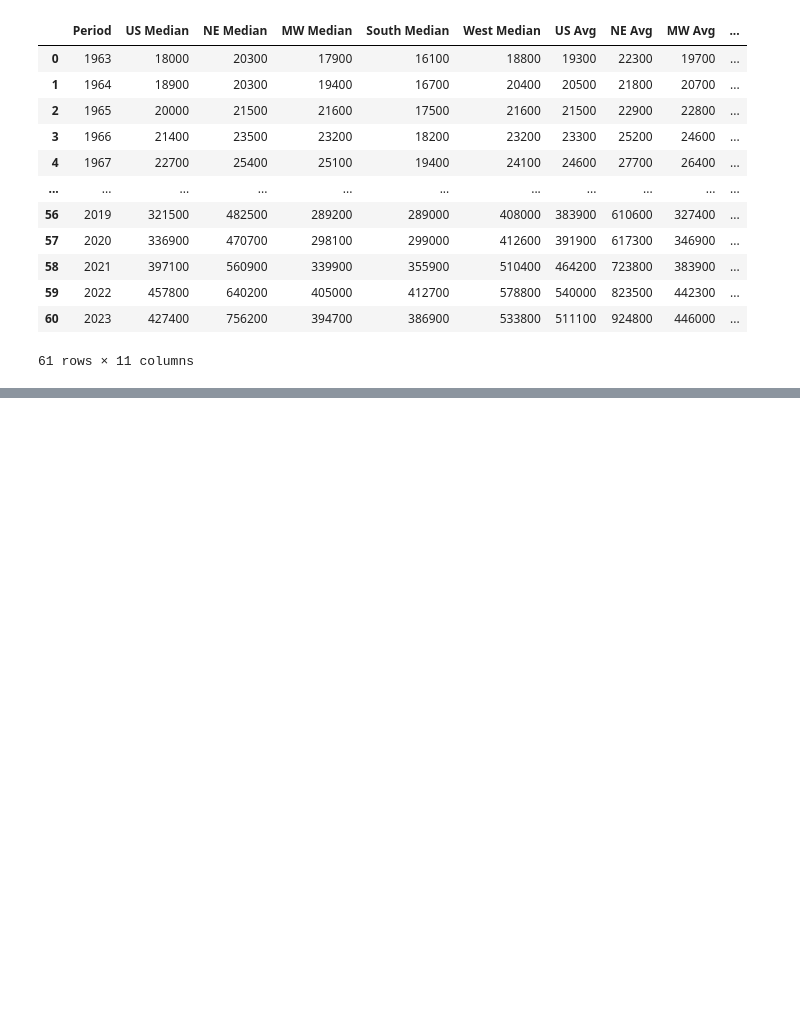
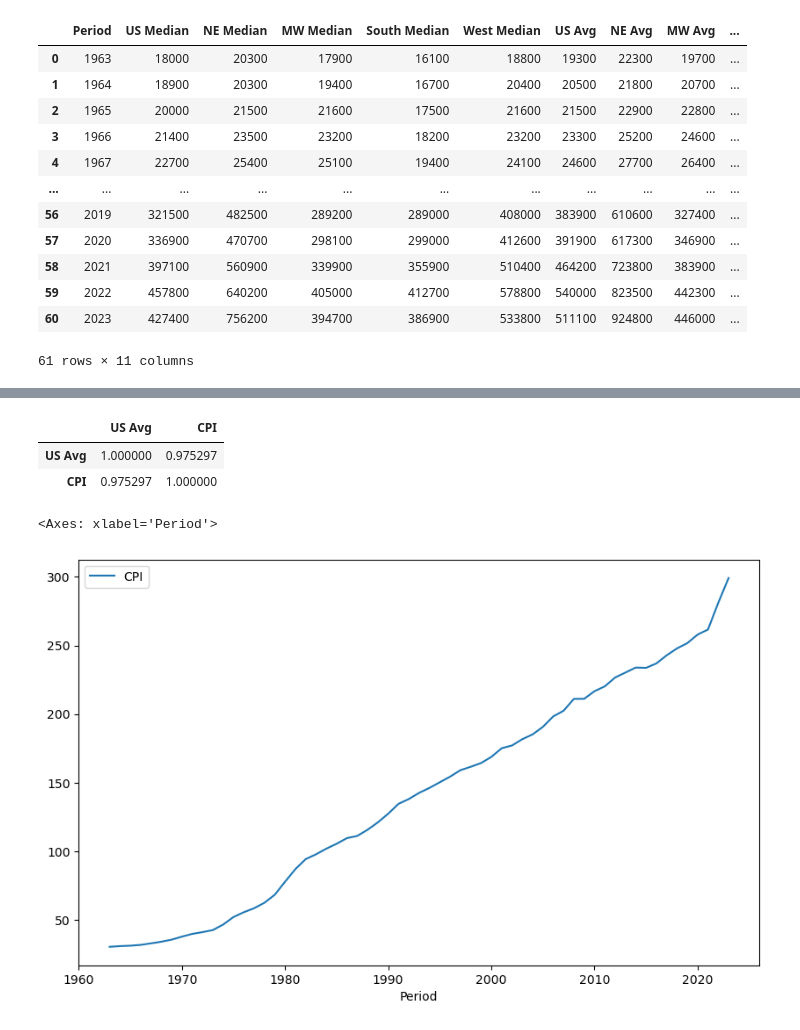
Before and after one commit to mwestonjr/Capstone, a Jupyter notebook: avg_home_sales.ipynb, the cells around one changed output, grey strips where cells are left out. Drawn from its saved outputs; the diff is of its cells as text; code cells hidden in the pictures; blank space fills up the shorter version.

```diff
--- a/avg_home_sales.ipynb
+++ b/avg_home_sales.ipynb
@@ -125,0 +272,2 @@ home_sales['US Growth'] = (home_sales.United States Median[1,:] - home_sales.Uni
+# %%
+cpi = pd.read_csv('../capstone/data/cpi_50.csv')
@@ -125,0 +290,2 @@ home_sales['US Growth'] = (home_sales.United States Median[1,:] - home_sales.Uni
+# %%
+cpi['Inflation']= cpi['CPI'].pct_change()*100
@@ -125,0 +308,5 @@ home_sales['US Growth'] = (home_sales.United States Median[1,:] - home_sales.Uni
+# %%
+home_merge = pd.merge(home_sales, cpi,
+                      left_on = 'Period', right_on = 'Year',
+                      how = 'inner')
+home_merge
@@ -125,0 +345,14 @@ home_sales['US Growth'] = (home_sales.United States Median[1,:] - home_sales.Uni
+# %%
+home_corr.corr()
+# %% [output]
+|  | US Avg | CPI |
+| US Avg | 1.000000 | 0.975297 |
+| CPI | 0.975297 | 1.000000 |
+# %%
+home_merge.plot(kind = 'line',
+                x = 'Period',
+                y = 'CPI',
+                figsize = (10,6))
+# %% [output]
+<Axes: xlabel='Period'>
+[figure, added]
```
Also changed, not shown: parts of 34 cells of this notebook, 7 other files.
